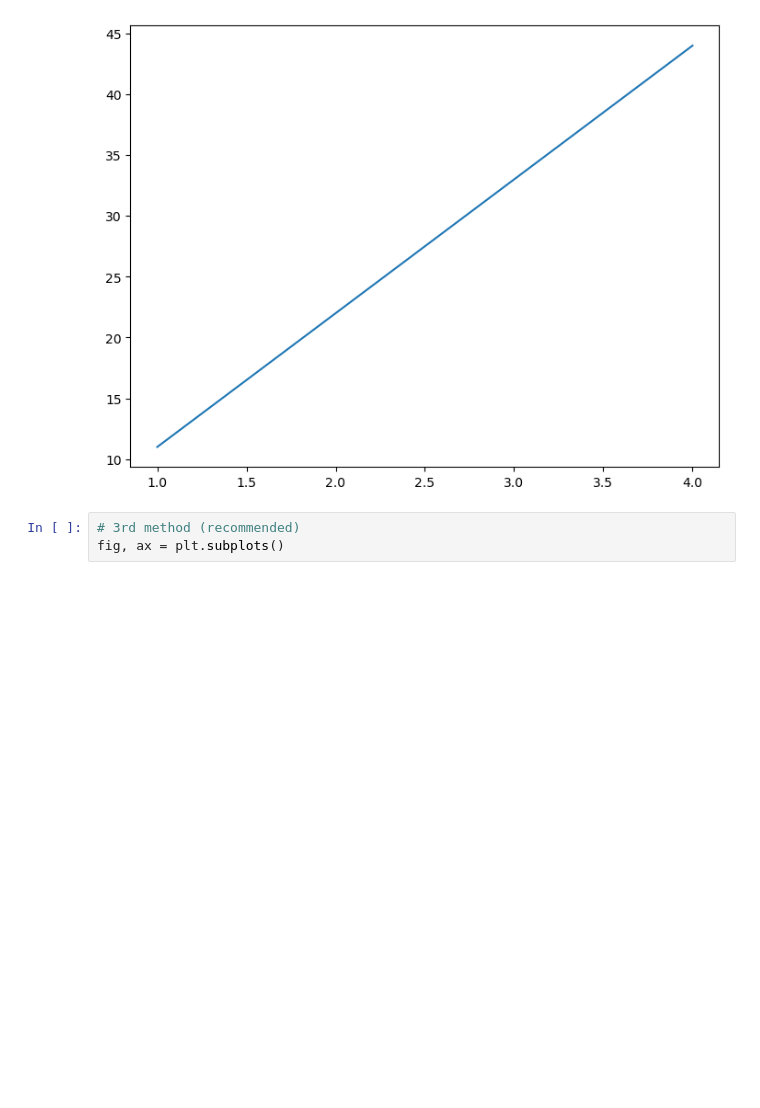
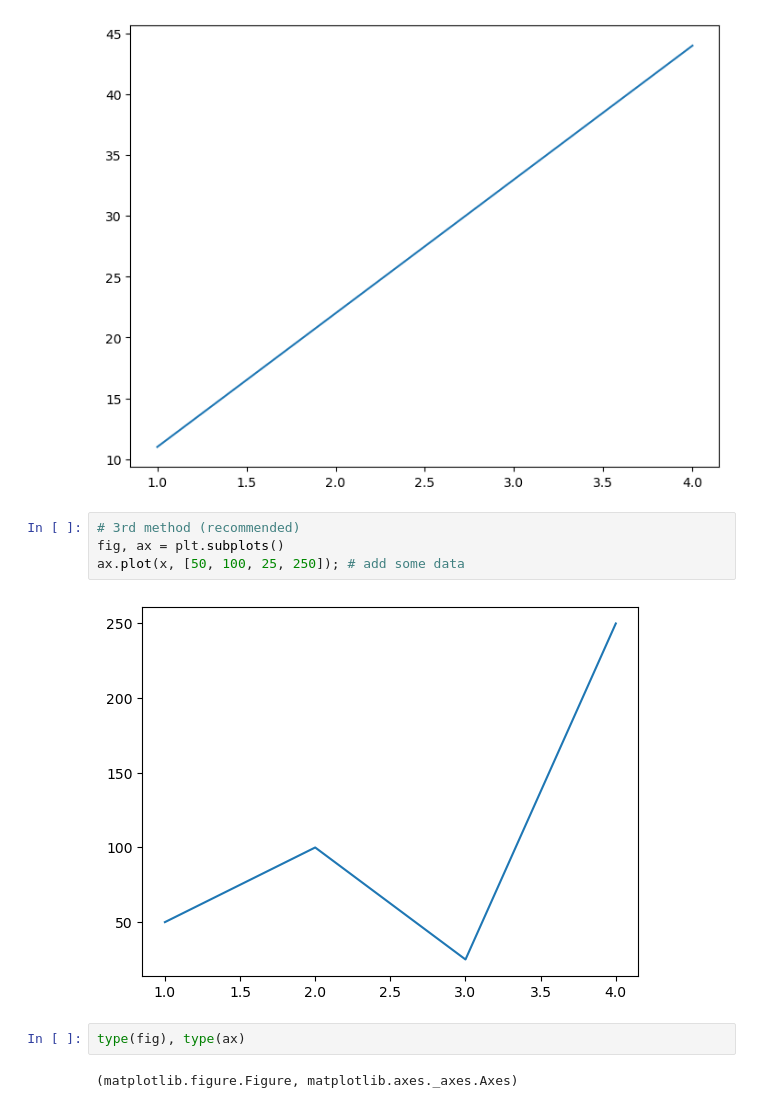
Before and after one commit to pnowak2/learnjs, a Jupyter notebook: libraries/machine learning/complete-machine-learning-bootcamp-udemy/8-matplotlib/introduction-to-matplotlib.ipynb, the cells around one changed output. Cells and saved outputs as stored; diff of their text form; blank space fills up the shorter version.

```diff
--- a/libraries/machine learning/complete-machine-learning-bootcamp-udemy/8-matplotlib/introduction-to-matplotlib.ipynb
+++ b/libraries/machine learning/complete-machine-learning-bootcamp-udemy/8-matplotlib/introduction-to-matplotlib.ipynb
@@ -38,3 +38,10 @@ plt.show()
 # %%
 # 3rd method (recommended)
 fig, ax = plt.subplots()
+ax.plot(x, [50, 100, 25, 250]); # add some data
+# %% [output]
+[figure, added]
+# %%
+type(fig), type(ax)
+# %% [output]
+(matplotlib.figure.Figure, matplotlib.axes._axes.Axes)
```
Also changed, not shown: parts of 5 cells of this notebook, 1 other file.
